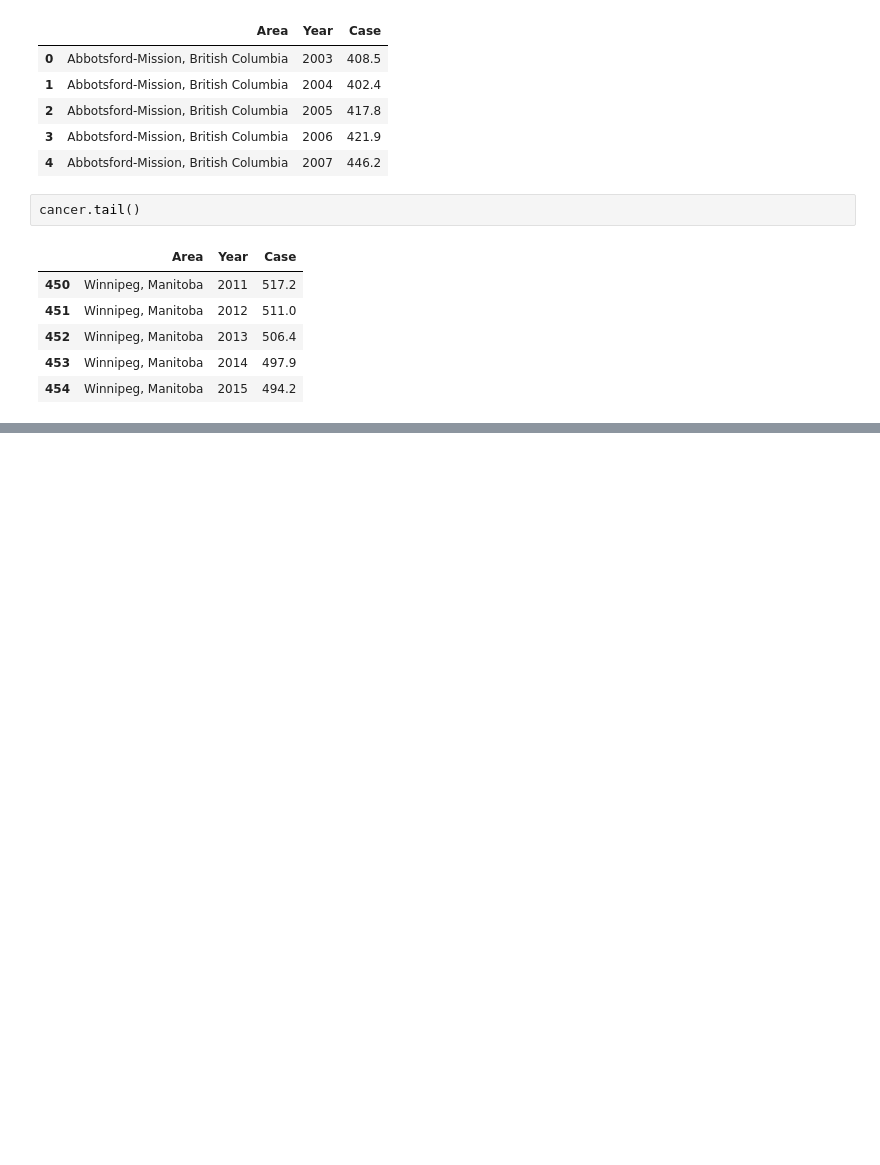
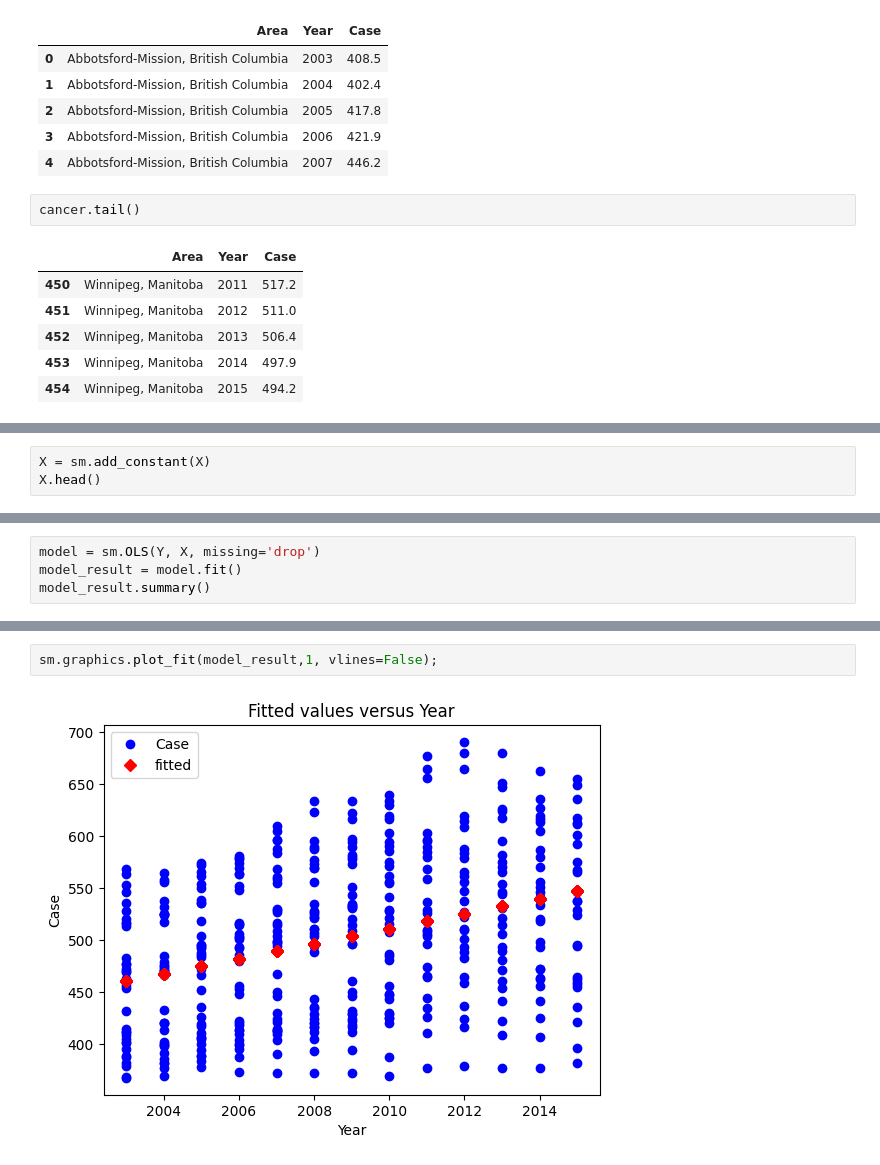
Before and after one commit to SaqifTahmid/Cancer-Data-Modelling, a Jupyter notebook: Detection.ipynb, the cells around one changed output, grey strips where cells are left out. Drawn from its saved outputs; the diff is of its cells as text; blank space fills up the shorter version.

```diff
--- a/Detection.ipynb
+++ b/Detection.ipynb
@@ -50,0 +119,3 @@ cancer.tail()
+# %%
+X = sm.add_constant(X)
+X.head()
@@ -50,0 +129,4 @@ cancer.tail()
+# %%
+model = sm.OLS(Y, X, missing='drop')
+model_result = model.fit()
+model_result.summary()
@@ -50,0 +155,4 @@ cancer.tail()
+# %%
+sm.graphics.plot_fit(model_result,1, vlines=False);
+# %% [output]
+[figure, added]
```
Also changed, not shown: parts of 10 cells of this notebook.
